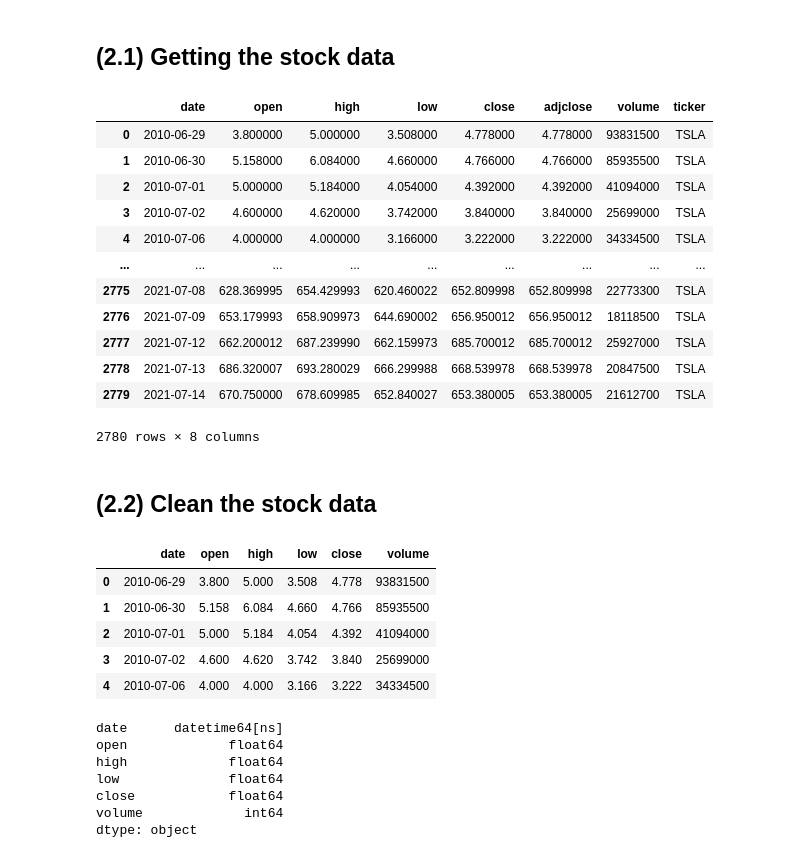
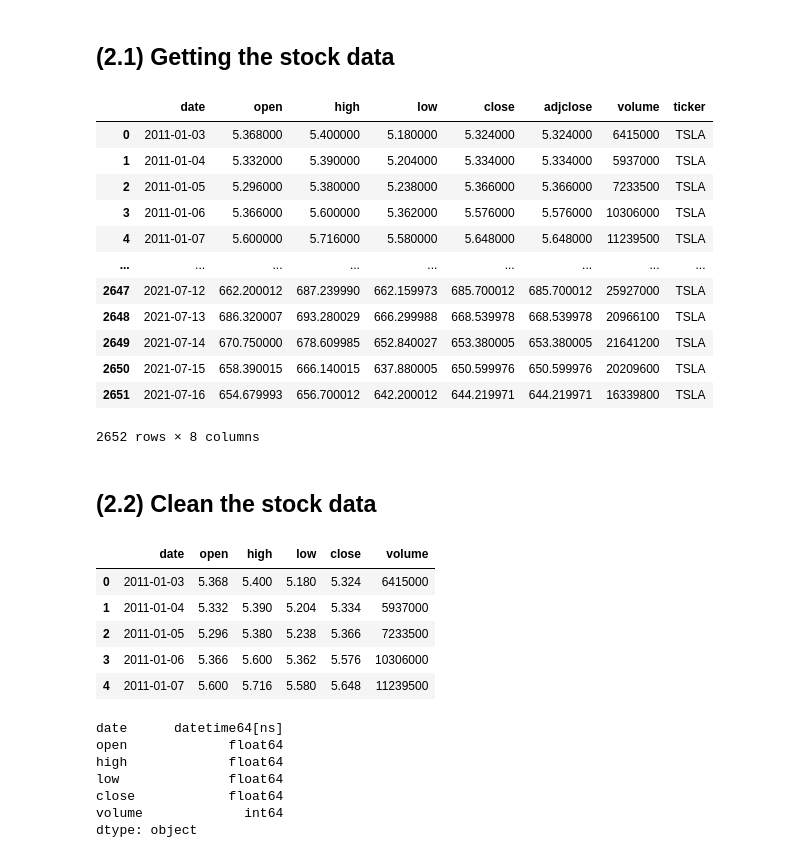
Before and after one commit to angkohtenko/twitter_vs_stocks, a Jupyter notebook: Getting_cleaning_preprocessing_data.ipynb, the cells around one changed output. Cells and saved outputs as stored; diff of their text form; code cells hidden in the pictures.

```diff
--- a/Getting_cleaning_preprocessing_data.ipynb
+++ b/Getting_cleaning_preprocessing_data.ipynb
@@ -229,22 +261,22 @@ import pandas as pd
 from yahoo_fin.stock_info import get_data
 # %%
 # historical daily data from Yahoo finance
-tesla_df = get_data("tsla", start_date = None, end_date = None, index_as_date = False, interval="1d")
+tesla_df = get_data("tsla", start_date = '2011-01-01', end_date = None, index_as_date = False, interval="1d")
 tesla_df
 # %% [output]
 |  | date | open | high | low | close | adjclose | volume | ticker |
-| 0 | 2010-06-29 | 3.800000 | 5.000000 | 3.508000 | 4.778000 | 4.778000 | 93831500 | TSLA |
-| 1 | 2010-06-30 | 5.158000 | 6.084000 | 4.660000 | 4.766000 | 4.766000 | 85935500 | TSLA |
-| 2 | 2010-07-01 | 5.000000 | 5.184000 | 4.054000 | 4.392000 | 4.392000 | 41094000 | TSLA |
-| 3 | 2010-07-02 | 4.600000 | 4.620000 | 3.742000 | 3.840000 | 3.840000 | 25699000 | TSLA |
-| 4 | 2010-07-06 | 4.000000 | 4.000000 | 3.166000 | 3.222000 | 3.222000 | 34334500 | TSLA |
+| 0 | 2011-01-03 | 5.368000 | 5.400000 | 5.180000 | 5.324000 | 5.324000 | 6415000 | TSLA |
+| 1 | 2011-01-04 | 5.332000 | 5.390000 | 5.204000 | 5.334000 | 5.334000 | 5937000 | TSLA |
+| 2 | 2011-01-05 | 5.296000 | 5.380000 | 5.238000 | 5.366000 | 5.366000 | 7233500 | TSLA |
+| 3 | 2011-01-06 | 5.366000 | 5.600000 | 5.362000 | 5.576000 | 5.576000 | 10306000 | TSLA |
+| 4 | 2011-01-07 | 5.600000 | 5.716000 | 5.580000 | 5.648000 | 5.648000 | 11239500 | TSLA |
 | ... | ... | ... | ... | ... | ... | ... | ... | ... |
-| 2775 | 2021-07-08 | 628.369995 | 654.429993 | 620.460022 | 652.809998 | 652.809998 | 22773300 | TSLA |
-| 2776 | 2021-07-09 | 653.179993 | 658.909973 | 644.690002 | 656.950012 | 656.950012 | 18118500 | TSLA |
-| 2777 | 2021-07-12 | 662.200012 | 687.239990 | 662.159973 | 685.700012 | 685.700012 | 25927000 | TSLA |
-| 2778 | 2021-07-13 | 686.320007 | 693.280029 | 666.299988 | 668.539978 | 668.539978 | 20847500 | TSLA |
-| 2779 | 2021-07-14 | 670.750000 | 678.609985 | 652.840027 | 653.380005 | 653.380005 | 21612700 | TSLA |
+| 2647 | 2021-07-12 | 662.200012 | 687.239990 | 662.159973 | 685.700012 | 685.700012 | 25927000 | TSLA |
+| 2648 | 2021-07-13 | 686.320007 | 693.280029 | 666.299988 | 668.539978 | 668.539978 | 20966100 | TSLA |
+| 2649 | 2021-07-14 | 670.750000 | 678.609985 | 652.840027 | 653.380005 | 653.380005 | 21641200 | TSLA |
+| 2650 | 2021-07-15 | 658.390015 | 666.140015 | 637.880005 | 650.599976 | 650.599976 | 20209600 | TSLA |
+| 2651 | 2021-07-16 | 654.679993 | 656.700012 | 642.200012 | 644.219971 | 644.219971 | 16339800 | TSLA |
-2780 rows × 8 columns
+2652 rows × 8 columns
 # %% [markdown]
 ## (2.2) Clean the stock data
 # %%
@@ -253,11 +285,11 @@ tesla_df = tesla_df.drop(columns=["adjclose", "ticker"])
 tesla_df.head()
 # %% [output]
 |  | date | open | high | low | close | volume |
-| 0 | 2010-06-29 | 3.800 | 5.000 | 3.508 | 4.778 | 93831500 |
-| 1 | 2010-06-30 | 5.158 | 6.084 | 4.660 | 4.766 | 85935500 |
-| 2 | 2010-07-01 | 5.000 | 5.184 | 4.054 | 4.392 | 41094000 |
-| 3 | 2010-07-02 | 4.600 | 4.620 | 3.742 | 3.840 | 25699000 |
-| 4 | 2010-07-06 | 4.000 | 4.000 | 3.166 | 3.222 | 34334500 |
+| 0 | 2011-01-03 | 5.368 | 5.400 | 5.180 | 5.324 | 6415000 |
+| 1 | 2011-01-04 | 5.332 | 5.390 | 5.204 | 5.334 | 5937000 |
+| 2 | 2011-01-05 | 5.296 | 5.380 | 5.238 | 5.366 | 7233500 |
+| 3 | 2011-01-06 | 5.366 | 5.600 | 5.362 | 5.576 | 10306000 |
+| 4 | 2011-01-07 | 5.600 | 5.716 | 5.580 | 5.648 | 11239500 |
 # %%
 # Determine data types for each column
 tesla_df.dtypes
```
Also changed, not shown: parts of 45 cells of this notebook, 4 other files.
